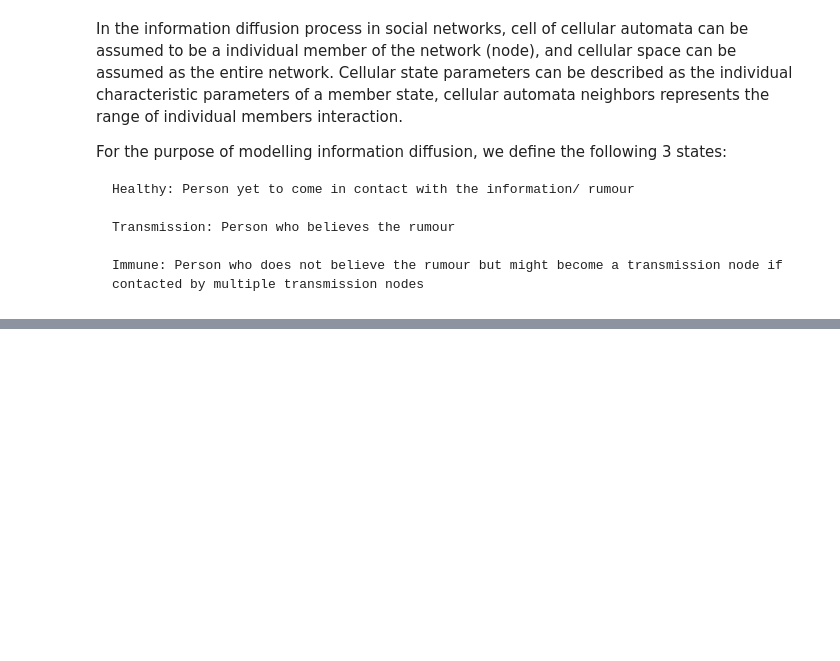
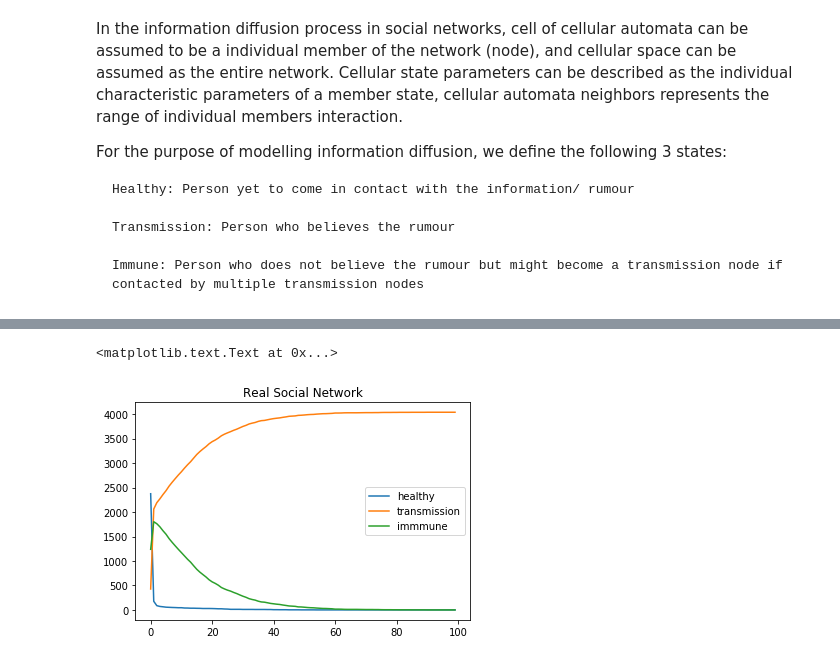
Before and after one commit to asrayousuf/InformationDiffusion, a Jupyter notebook: notebooks/Part-0-CA-Network.ipynb, the cells around one changed output, grey strips where cells are left out. Saved outputs shown, nothing was run; the diff lists cells and outputs as text; code cells hidden in the pictures; blank space fills up the shorter version.

```diff
--- a/notebooks/Part-0-CA-Network.ipynb
+++ b/notebooks/Part-0-CA-Network.ipynb
@@ -123,0 +140,15 @@ plt.legend()
+# %%
+facebook = social_network(name ="real",alpha=0.1,beta=0.3)
+iteration_num = 100
+records=np.array(facebook.iteration(n = iteration_num))
+# %%
+# plotting the simulation result
+x=list(range(0,iteration_num))
+plt.plot(x, records[:,0].tolist(),label="healthy")
+plt.plot(x, records[:,1].tolist(),label="transmission")
+plt.plot(x, records[:,2].tolist(),label="immmune")
+plt.legend()
+plt.title("Real Social Network")
+# %% [output]
+<matplotlib.text.Text at 0x...>
+[figure, added]
```
Also changed, not shown: parts of 5 cells of this notebook.
